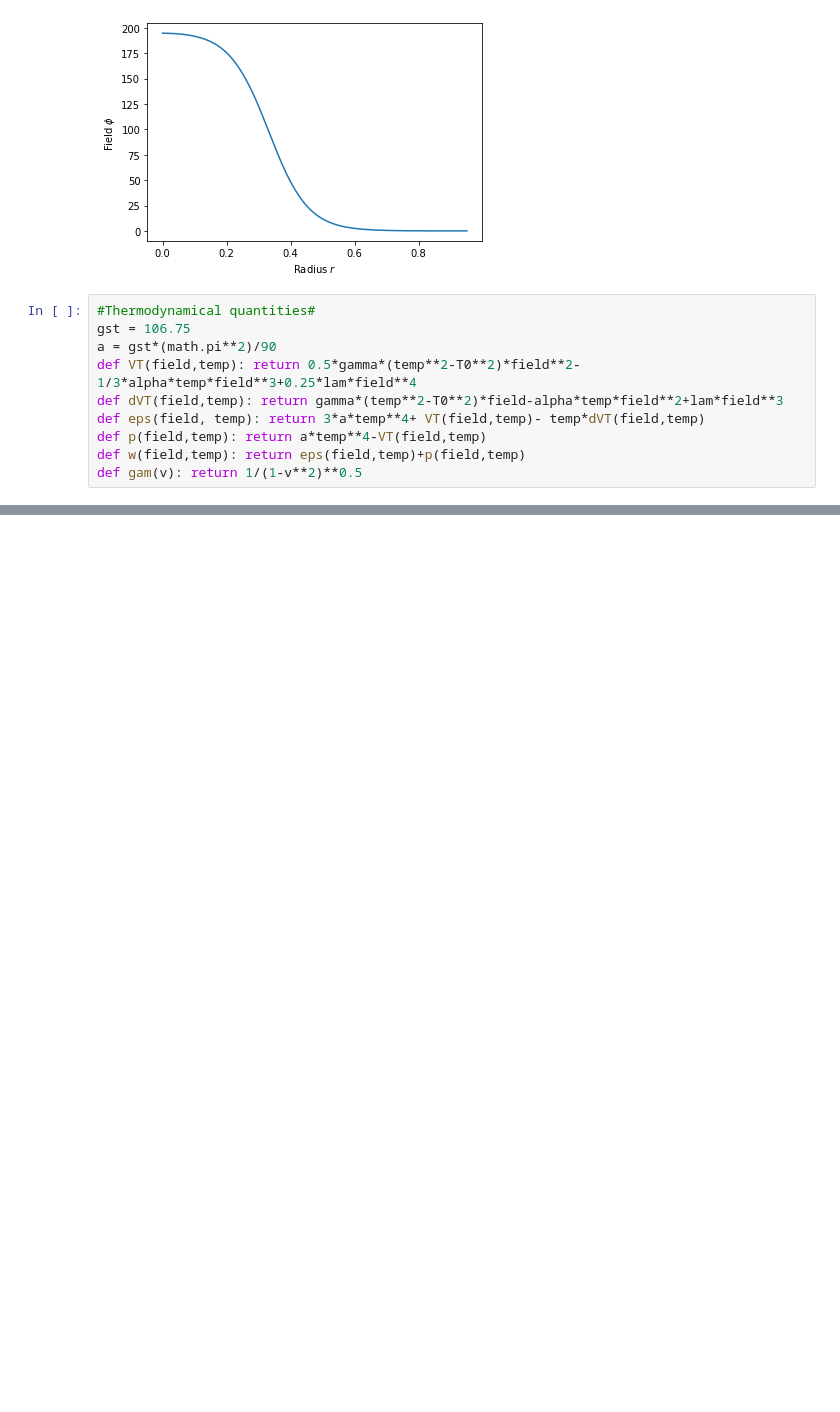
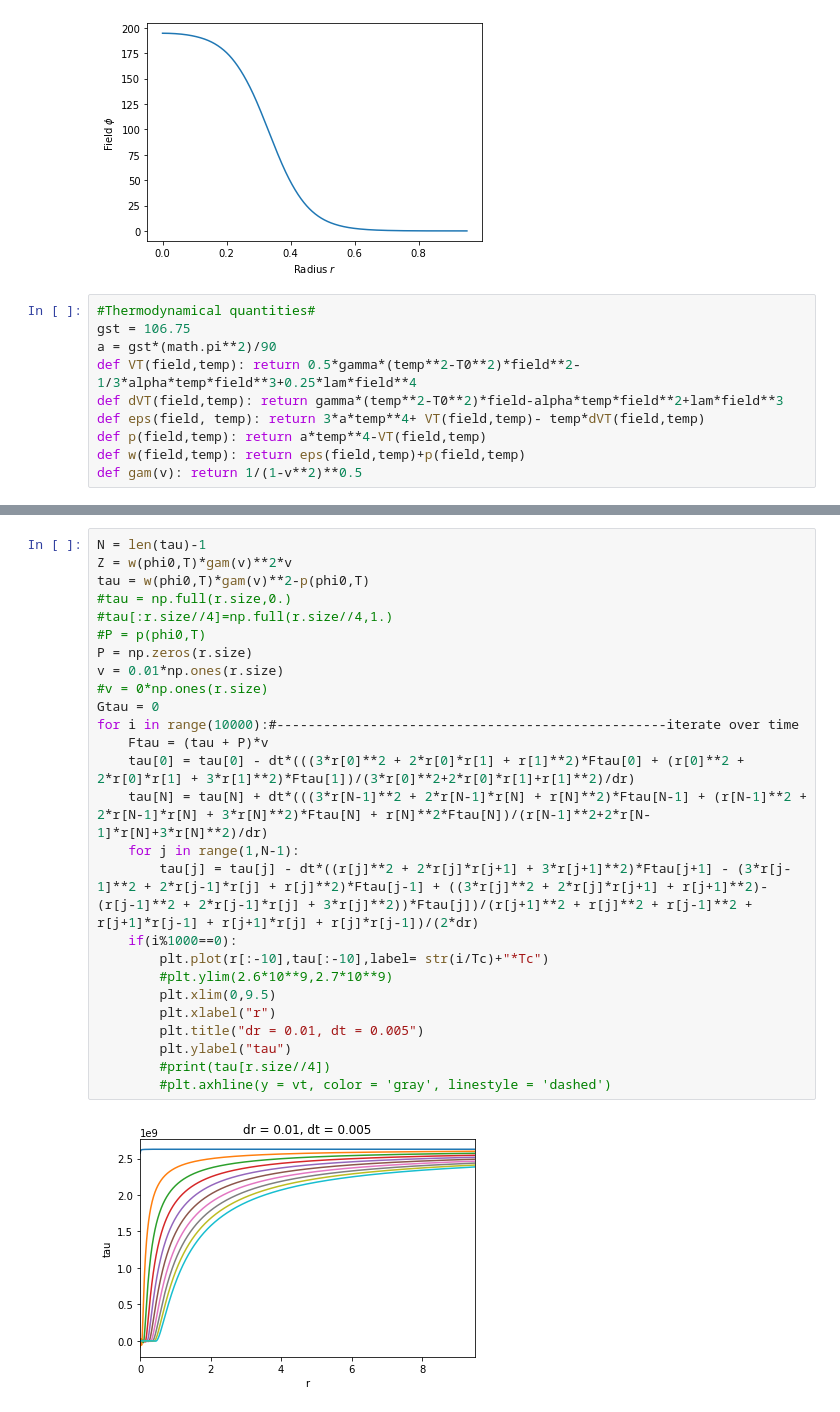
Before and after one commit to mamerchandmedi/lattice, a Jupyter notebook: scalar_field_evolution.ipynb, the cells around one changed output, grey strips where cells are left out. Drawn from its saved outputs; the diff is of its cells as text; blank space fills up the shorter version.

```diff
--- a/scalar_field_evolution.ipynb
+++ b/scalar_field_evolution.ipynb
@@ -100,0 +133,28 @@ for i in range(20000):#--------------------------------------------------iterate
+# %%
+N = len(tau)-1
+Z = w(phi0,T)*gam(v)**2*v
+tau = w(phi0,T)*gam(v)**2-p(phi0,T)
+#tau = np.full(r.size,0.)
+#tau[:r.size//4]=np.full(r.size//4,1.)
+#P = p(phi0,T)
+P = np.zeros(r.size)
+v = 0.01*np.ones(r.size)
+#v = 0*np.ones(r.size)
+Gtau = 0
+for i in range(10000):#--------------------------------------------------iterate over time
+    Ftau = (tau + P)*v
+    tau[0] = tau[0] - dt*(((3*r[0]**2 + 2*r[0]*r[1] + r[1]**2)*Ftau[0] + (r[0]**2 + 2*r[0]*r[1] + 3*r[1]**2)*Ftau[1])/(3*r[0]**2+2*r[0]*r[1]+r[1]**2)/dr)
+    tau[N] = tau[N] + dt*(((3*r[N-1]**2 + 2*r[N-1]*r[N] + r[N]**2)*Ftau[N-1] + (r[N-1]**2 + 2*r[N-1]*r[N] + 3*r[N]**2)*Ftau[N] + r[N]**2*Ftau[N])/(r[N-1]**2+2*r[N-1]*r[N]+3*r[N]**2)/dr)
+    for j in range(1,N-1):
+        tau[j] = tau[j] - dt*((r[j]**2 + 2*r[j]*r[j+1] + 3*r[j+1]**2)*Ftau[j+1] - (3*r[j-1]**2 + 2*r[j-1]*r[j] + r[j]**2)*Ftau[j-1] + ((3*r[j]**2 + 2*r[j]*r[j+1] + r[j+1]**2)-(r[j-1]**2 + 2*r[j-1]*r[j] + 3*r[j]**2))*Ftau[j])/(r[j+1]**2 + r[j]**2 + r[j-1]**2 + r[j+1]*r[j-1] + r[j+1]*r[j] + r[j]*r[j-1])/(2*dr)
+    if(i%1000==0):
+        plt.plot(r[:-10],tau[:-10],label= str(i/Tc)+"*Tc")
+        #plt.ylim(2.6*10**9,2.7*10**9)
+        plt.xlim(0,9.5)
+        plt.xlabel("r")
+        plt.title("dr = 0.01, dt = 0.005")
+        plt.ylabel("tau")
+        #print(tau[r.size//4])
+        #plt.axhline(y = vt, color = 'gray', linestyle = 'dashed')
+# %% [output]
+[figure, added]
```
Also changed, not shown: parts of 5 cells of this notebook.
